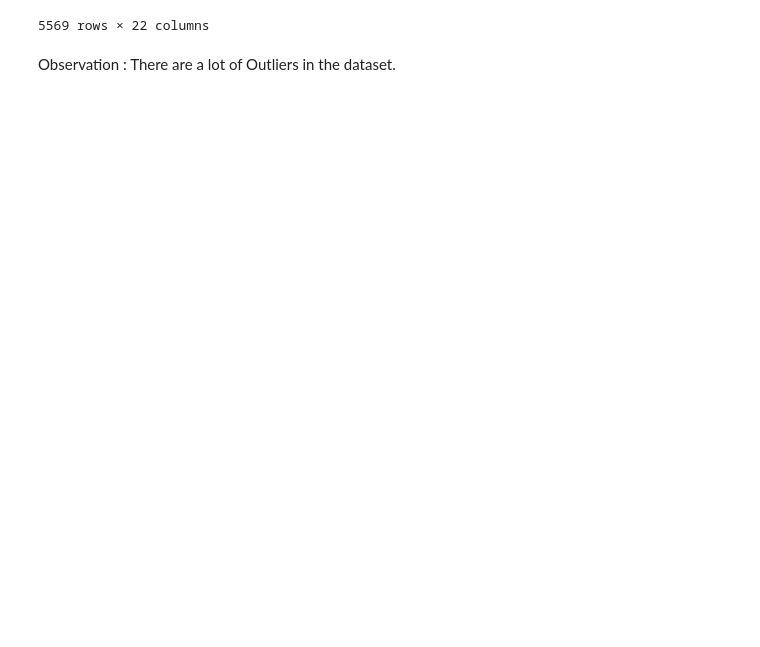
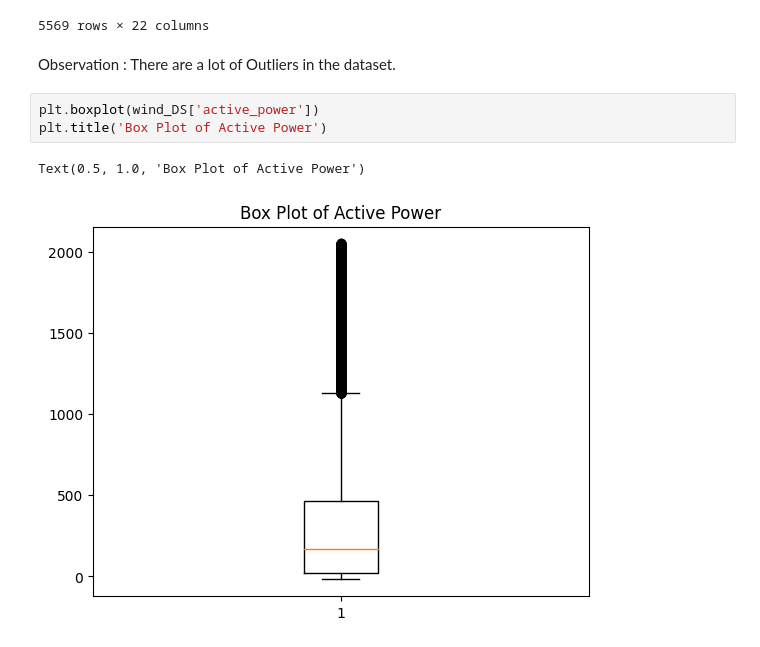
Before and after one commit to madhumitafilos/Collab, a Jupyter notebook: Madhumita_LinearRegression_Intermediate_v2.ipynb, the cells around one changed output. Cells and saved outputs as stored; diff of their text form; blank space fills up the shorter version.

```diff
--- a/Madhumita_LinearRegression_Intermediate_v2.ipynb
+++ b/Madhumita_LinearRegression_Intermediate_v2.ipynb
@@ -243,3 +246,9 @@ wind_DS[(wind_DS.z_score_active_power > 3.0) | (wind_DS.z_score_active_power < -
 5569 rows × 22 columns
 # %% [markdown]
 Observation : There are a lot of Outliers in the dataset.
+# %%
+plt.boxplot(wind_DS['active_power'])
+plt.title('Box Plot of Active Power')
+# %% [output]
+Text(0.5, 1.0, 'Box Plot of Active Power')
+[figure, added]
```
Also changed, not shown: parts of 13 cells of this notebook.
